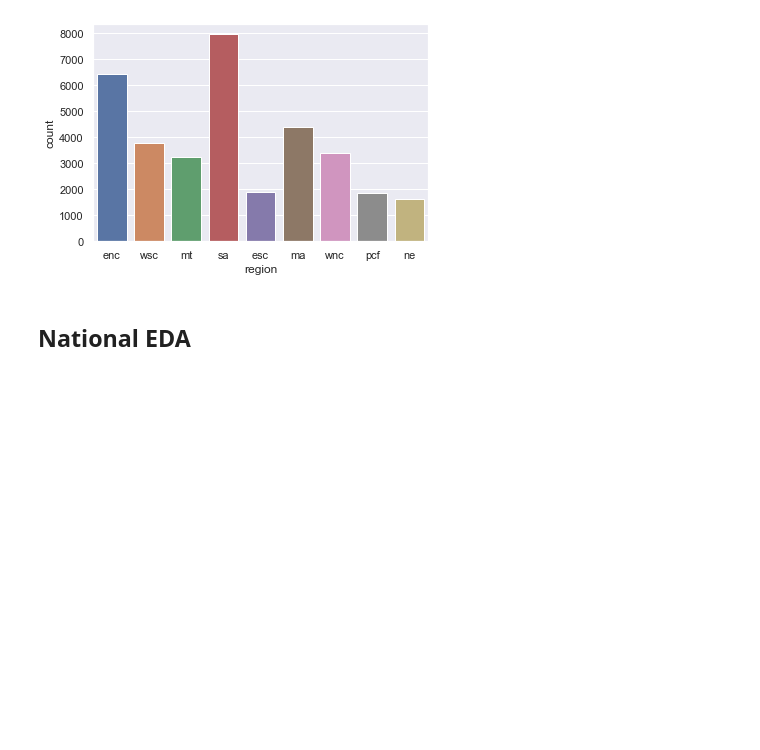
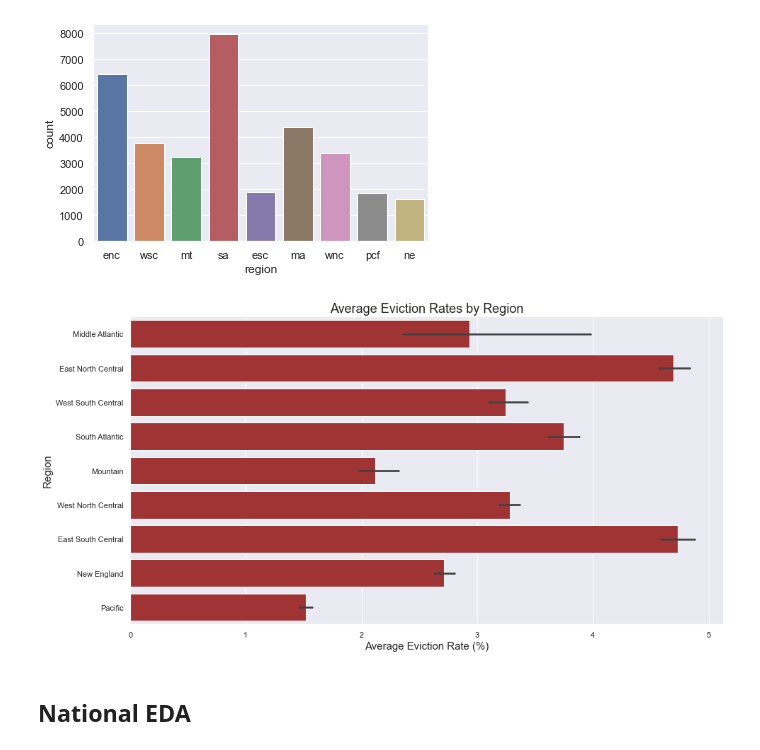
Before and after one commit to HughJackmannix/Predicting-Eviction-Rates, a Jupyter notebook: Mean Modeling.ipynb, the cells around one changed output. Drawn from its saved outputs; the diff is of its cells as text; code cells hidden in the pictures; blank space fills up the shorter version.

```diff
--- a/Mean Modeling.ipynb
+++ b/Mean Modeling.ipynb
@@ -84,6 +88,24 @@ sns.countplot('region', data=tracts_df)
 # %% [output]
 <AxesSubplot:xlabel='region', ylabel='count'>
 [figure]
+# %%
+data = {'region': tracts_df['region'].values, 'eviction_rate': tracts_df['eviction.rate']}
+region_df = pd.DataFrame(data)
+region_df.sort_values(by='eviction_rate', ascending=False,inplace=True)
+
+fig, ax = plt.subplots(figsize=(15,8))
+
+ax = sns.barplot(region_df['eviction_rate'], region_df['region'],
+                     data=region_df, color='firebrick')
+ax.set_yticklabels(['Middle Atlantic', 'East North Central', 'West South Central', 'South Atlantic',
+                    'Mountain', 'West North Central', 'East South Central', 'New England', 'Pacific'])
+ax.set_ylabel('Region', fontsize=15)
+ax.set_xlabel('Average Eviction Rate (%)', fontsize=15)
+ax.set_title('Average Eviction Rates by Region', fontsize=18)
+
+plt.savefig('images/region_rates.png');
+# %% [output]
+[figure, added]
 # %% [markdown]
 ## National EDA
 # %%
```
Also changed, not shown: parts of 109 cells of this notebook, 3 other files.
